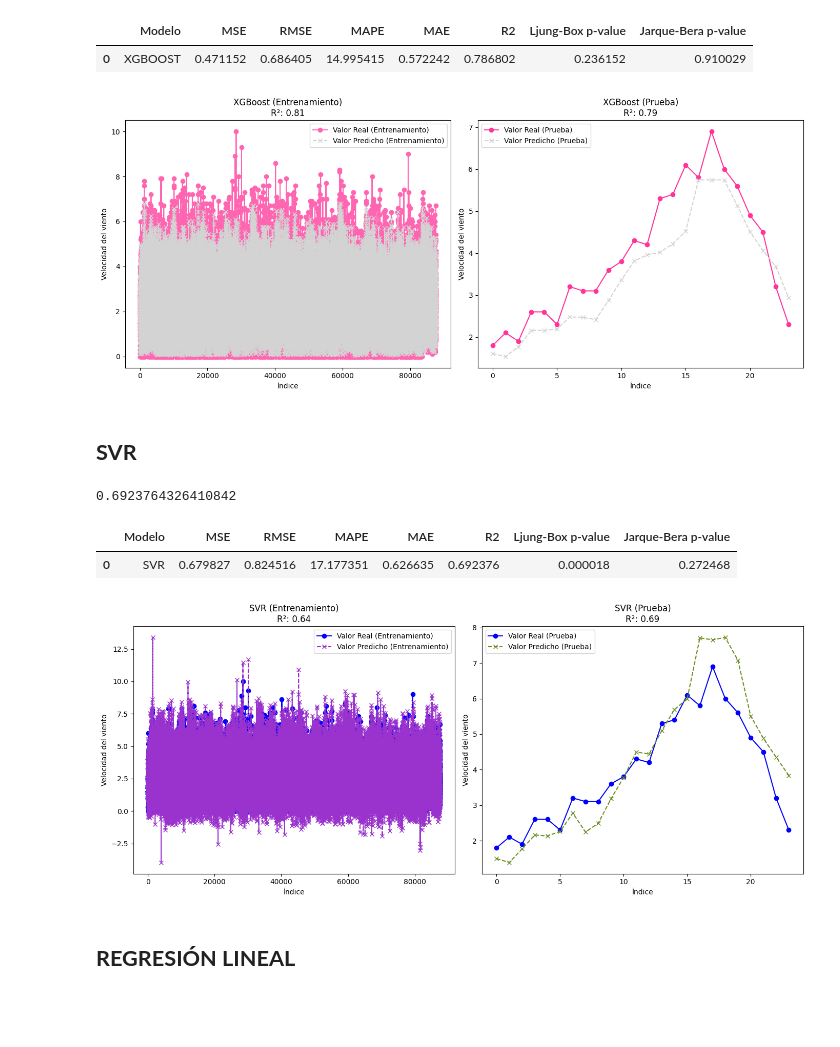
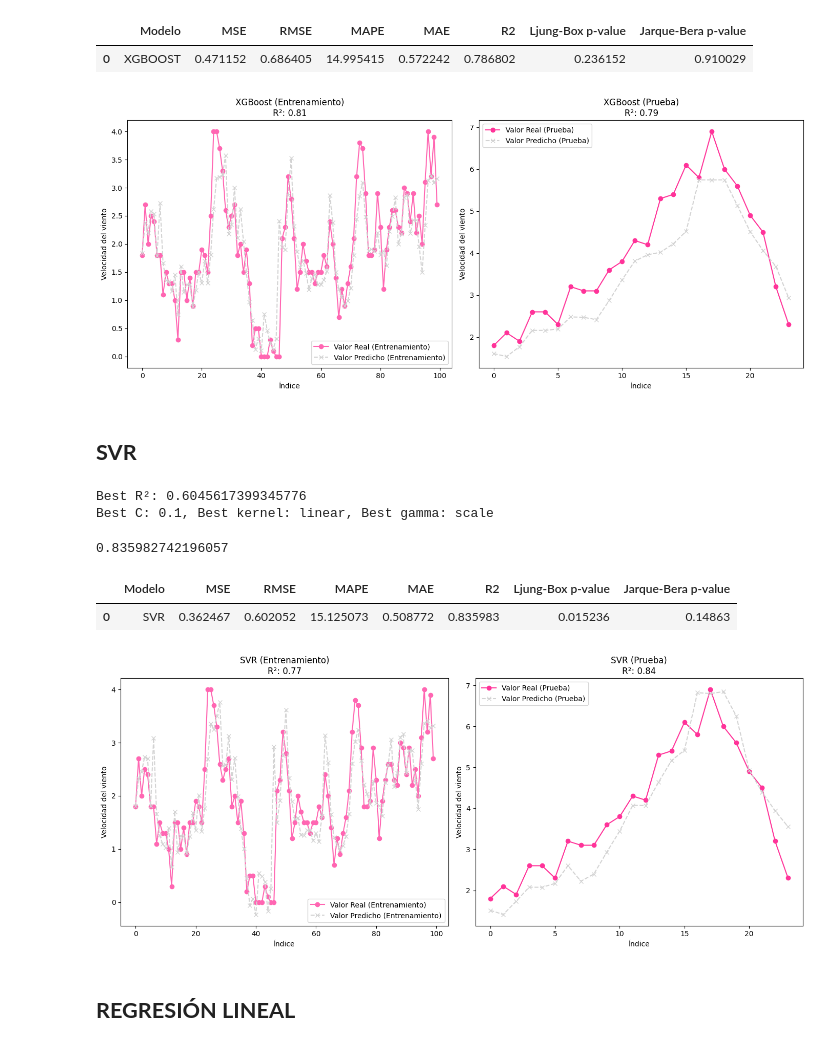
Before and after one commit to valecabrera21/ProyectoFinalML, a Jupyter notebook: _sources/Modelos.ipynb, the cells around one changed output. Saved outputs shown, nothing was run; the diff lists cells and outputs as text; code cells hidden in the pictures; blank space fills up the shorter version.

```diff
--- a/_sources/Modelos.ipynb
+++ b/_sources/Modelos.ipynb
@@ -71,7 +71,7 @@ def residuos(y_test, y_prediccion):
     ljung = acorr_ljungbox(residuo, lags=[10], return_df=True)['lb_pvalue'].values[0]
     jarque = jarque_bera(residuo)
     jarque = jarque[1]
-    return ljung, jarque
+    return ljung, jarque, residuo
 # %% [markdown]
 ## **MODELOS**
 # %% [markdown]
@@ -142,7 +142,7 @@ rmseknn = np.sqrt(mseknn)
 mapeknn =MAPE(y_test,ypredknn)
 maeknn = mean_absolute_error(y_test, ypredknn)
 r2knn = r2_score(y_test, ypredknn)
-ljungboxknn, jarqueberaknn = residuos(y_test, ypredknn)
+ljungboxknn, jarqueberaknn, residuosknn = residuos(y_test, ypredknn)
 # %%
 valoresknn = {'Modelo': ['KNN'],'MSE': [mseknn],'RMSE': [rmseknn],'MAPE': [mapeknn],'MAE': [maeknn],'R2': [r2knn],'Ljung-Box p-value': [ljungboxknn],'Jarque-Bera p-value': [jarqueberaknn]}
 cuadro1 = pd.DataFrame(valoresknn)
@@ -251,7 +252,7 @@ rmseridge = np.sqrt(mseridge)
 maperidge = MAPE(y_test, ypredridge)
 maeridge = mean_absolute_error(y_test, ypredridge)
 r2ridge = r2_score(y_test, ypredridge)
-ljungboxridge, jarqueberaridge = residuos(y_test, ypredridge)
+ljungboxridge, jarqueberaridge, residuosridge = residuos(y_test, ypredridge)
 # %%
 valoresridge = {'Modelo': ['RIDGE'],'MSE': [mseridge],'RMSE': [rmseridge],'MAPE': [maperidge],'MAE': [maeridge],'R2': [r2ridge],'Ljung-Box p-value': [ljungboxridge],'Jarque-Bera p-value': [jarqueberaridge]}
 cuadro2 = pd.DataFrame(valoresridge)
@@ -681,8 +698,8 @@ r2trainxgboost = r2_score(y_train, ypredtrainxgboost)
 
 # Gráfico para el conjunto de entrenamiento
 plt.subplot(1, 2, 1)
-plt.plot(range(len(y_train)), y_train, label="Valor Real (Entrenamiento)", color='#FF66B2', linestyle='-', marker='o')
-plt.plot(range(len(ypredtrainxgboost)), ypredtrainxgboost, label="Valor Predicho (Entrenamiento)", color='#D3D3D3', linestyle='--', marker='x')
+plt.plot(range(n_display), y_train[:n_display], label="Valor Real (Entrenamiento)", color='#FF66B2', linestyle='-', marker='o')
+plt.plot(range(n_display), ypredtrainxgboost[:n_display], label="Valor Predicho (Entrenamiento)", color='#D3D3D3', linestyle='--', marker='x')
 plt.xlabel("Índice")
 plt.ylabel("Velocidad del viento")
 plt.title(f"XGBoost (Entrenamiento)\nR²: {r2trainxgboost:.2f}")
@@ -701,7 +718,7 @@ plt.legend()
 plt.tight_layout()
 plt.show()
 # %% [output]
-[figure, old version]
+[figure, new version]
 # %%
 import pickle
 with open("C:/Users/valcd/OneDrive/Escritorio/MachinelearningUN/xgboostdata.pkl", 'wb') as f:
@@ -742,14 +759,17 @@ for C in np.arange(0.1, 1, 0.1):
 
 print(f"Best R²: {best_r2}")
 print(f"Best C: {best_C}, Best kernel: {best_kernel}, Best gamma: {best_gamma}")
+# %% [output]
+Best R²: 0.6045617399345776
+Best C: 0.1, Best kernel: linear, Best gamma: scale
 # %%
-svr = SVR(C=0.30000000000000004, kernel='linear', gamma='auto')
+svr = SVR(C=0.1, kernel='linear', gamma='scale')
 
 svr.fit(X_train,y_train)
 ypredsvr = svr.predict(X_test)
 svr.score(X_test, y_test)
 # %% [output]
-0.6923764326410842
+0.835982742196057
 # %%
 msesvr = mean_squared_error(y_test, ypredsvr)
 rmsesvr = np.sqrt(msesvr)
@@ -763,35 +783,35 @@ cuadro7 = pd.DataFrame(valoressvr)
 cuadro7
 # %% [output]
 |  | Modelo | MSE | RMSE | MAPE | MAE | R2 | Ljung-Box p-value | Jarque-Bera p-value |
-| 0 | SVR | 0.679827 | 0.824516 | 17.177351 | 0.626635 | 0.692376 | 0.000018 | 0.272468 |
+| 0 | SVR | 0.362467 | 0.602052 | 15.125073 | 0.508772 | 0.835983 | 0.015236 | 0.14863 |
 # %%
-n_display = 250
+n_display = 100
 plt.figure(figsize=(14, 6))
 
 ypredtrainsvr = svr.predict(X_train)
 rmsetrainsvr = mean_squared_error(y_train, ypredtrainsvr, squared=False)
 mapetrainsvr = MAPE(y_train, ypredtrainsvr)
 r2trainsvr = r2_score(y_train, ypredtrainsvr)
 
 plt.subplot(1, 2, 1)
 plt.plot(range(n_display), y_train[:n_display], label="Valor Real (Entrenamiento)", color='#FF66B2', linestyle='-', marker='o')
 plt.plot(range(n_display), ypredtrainsvr[:n_display], label="Valor Predicho (Entrenamiento)", color='#D3D3D3', linestyle='--', marker='x')
 plt.xlabel("Índice")
 plt.ylabel("Velocidad del viento")
 plt.title(f"SVR (Entrenamiento)\nR²: {r2trainsvr:.2f}")
 plt.legend()
 
 # Gráfico para el conjunto de prueba
 plt.subplot(1, 2, 2)
 plt.plot(range(len(y_test)), y_test, label="Valor Real (Prueba)", color='#FF3399', linestyle='-', marker='o')
 plt.plot(range(len(ypredsvr)), ypredsvr, label="Valor Predicho (Prueba)", color='#D3D3D3', linestyle='--', marker='x')
 plt.xlabel("Índice")
 plt.ylabel("Velocidad del viento")
 plt.title(f"SVR (Prueba)\nR²: {r2svr:.2f}")
 plt.legend()
 
 # Mostrar gráfico
 plt.tight_layout()
 plt.show()
 # %% [output]
-[figure, old version]
+[figure, new version]
```
Also changed, not shown: parts of 18 cells of this notebook, 15 other files.
